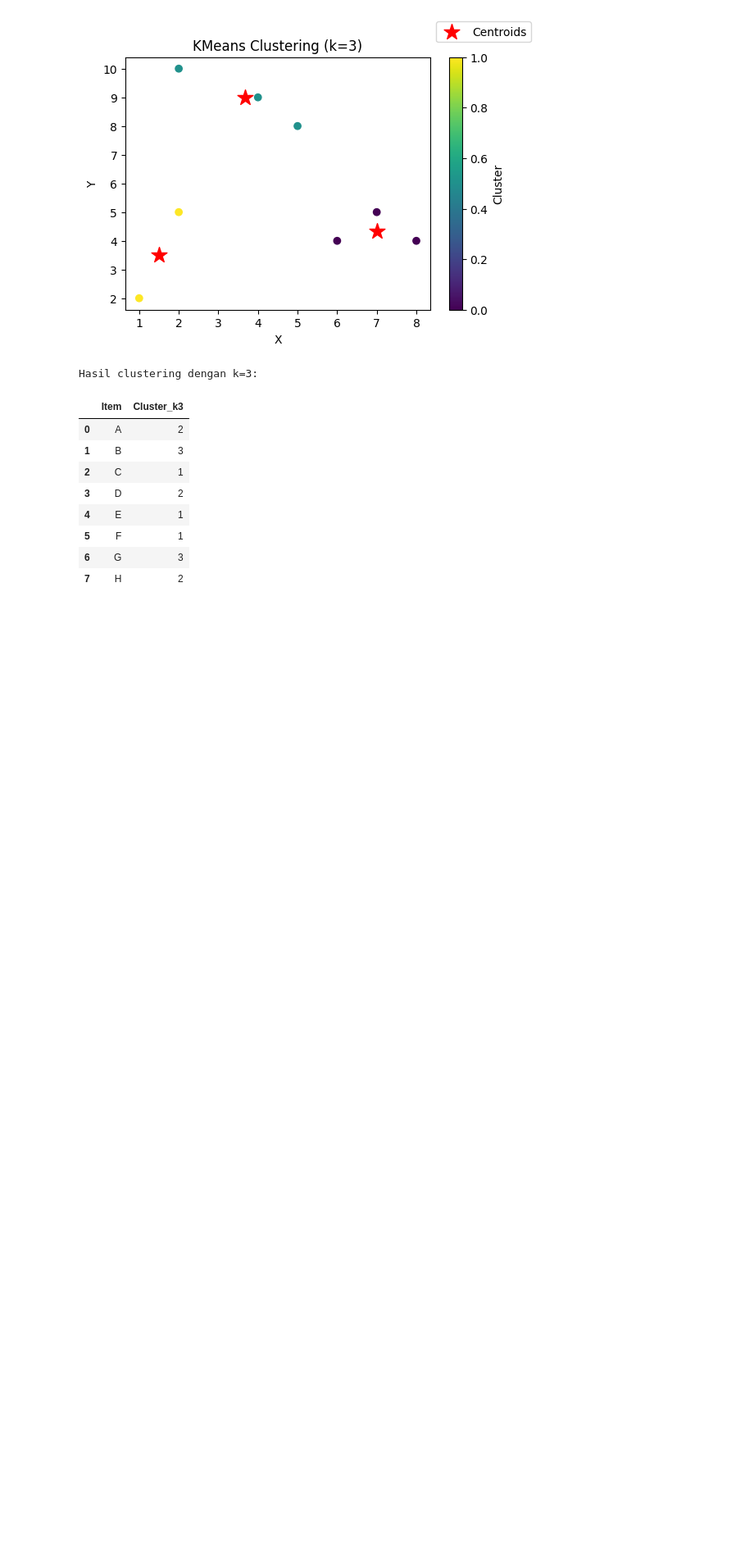
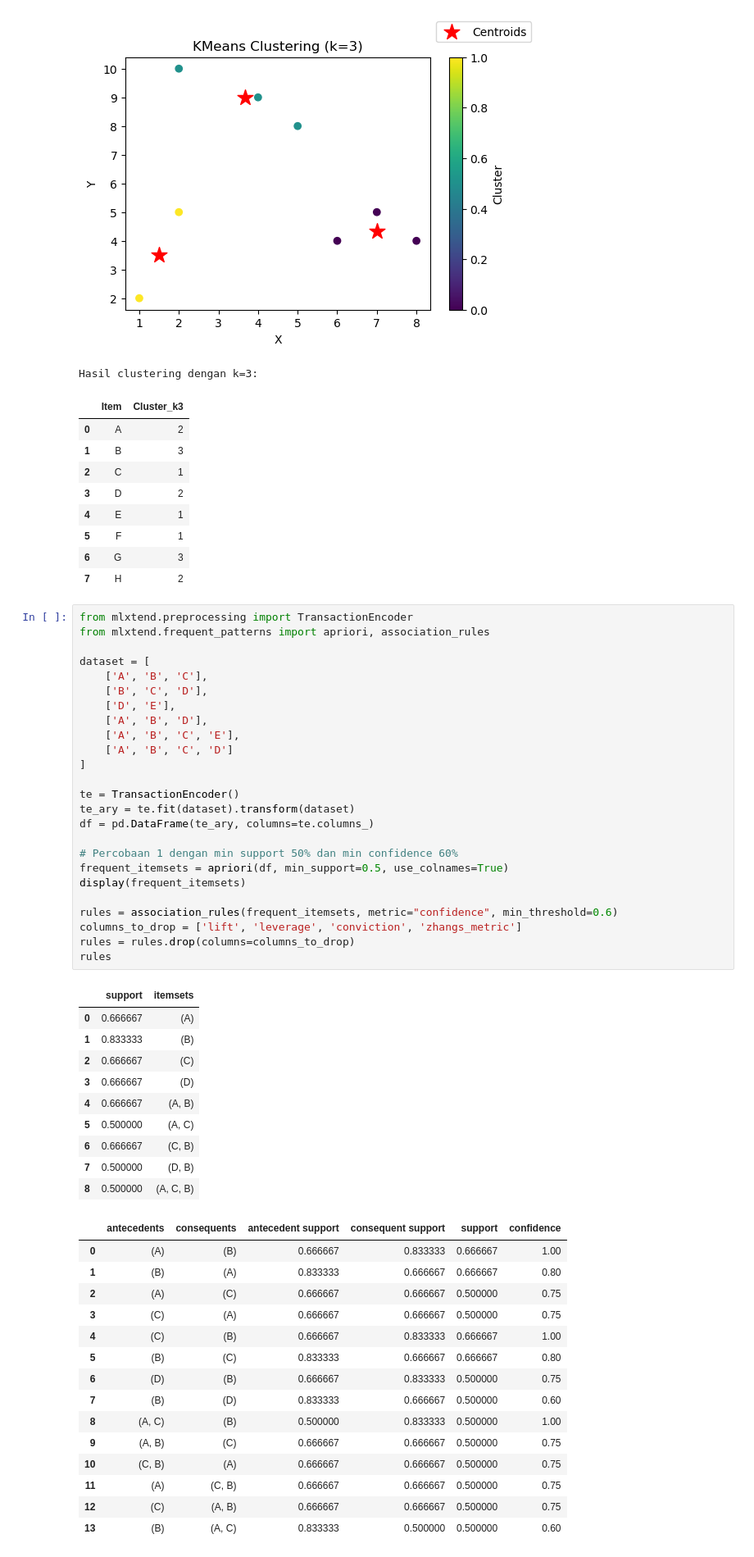
Before and after one commit to Keipatr/DecisionTree-KMeans-Apriori-Analysis, a Jupyter notebook: analisis modul-modul.ipynb, the cells around one changed output. Shown: that part at 82% size. Drawn from its saved outputs; the diff is of its cells as text; blank space fills up the shorter version.

```diff
--- a/analisis modul-modul.ipynb
+++ b/analisis modul-modul.ipynb
@@ -261,3 +262,54 @@ Hasil clustering dengan k=3:
 | 5 | F | 1 |
 | 6 | G | 3 |
 | 7 | H | 2 |
+# %%
+from mlxtend.preprocessing import TransactionEncoder
+from mlxtend.frequent_patterns import apriori, association_rules
+
+dataset = [
+    ['A', 'B', 'C'],
+    ['B', 'C', 'D'],
+    ['D', 'E'],
+    ['A', 'B', 'D'],
+    ['A', 'B', 'C', 'E'],
+    ['A', 'B', 'C', 'D']
+]
+
+te = TransactionEncoder()
+te_ary = te.fit(dataset).transform(dataset)
+df = pd.DataFrame(te_ary, columns=te.columns_)
+
+# Percobaan 1 dengan min support 50% dan min confidence 60%
+frequent_itemsets = apriori(df, min_support=0.5, use_colnames=True)
+display(frequent_itemsets)
+
+rules = association_rules(frequent_itemsets, metric="confidence", min_threshold=0.6)
+columns_to_drop = ['lift', 'leverage', 'conviction', 'zhangs_metric']
+rules = rules.drop(columns=columns_to_drop)
+rules
+# %% [output]
+|  | support | itemsets |
+| 0 | 0.666667 | (A) |
+| 1 | 0.833333 | (B) |
+| 2 | 0.666667 | (C) |
+| 3 | 0.666667 | (D) |
+| 4 | 0.666667 | (A, B) |
+| 5 | 0.500000 | (A, C) |
+| 6 | 0.666667 | (C, B) |
+| 7 | 0.500000 | (D, B) |
+| 8 | 0.500000 | (A, C, B) |
+|  | antecedents | consequents | antecedent support | consequent support | support | confidence |
+| 0 | (A) | (B) | 0.666667 | 0.833333 | 0.666667 | 1.00 |
+| 1 | (B) | (A) | 0.833333 | 0.666667 | 0.666667 | 0.80 |
+| 2 | (A) | (C) | 0.666667 | 0.666667 | 0.500000 | 0.75 |
+| 3 | (C) | (A) | 0.666667 | 0.666667 | 0.500000 | 0.75 |
+| 4 | (C) | (B) | 0.666667 | 0.833333 | 0.666667 | 1.00 |
+| 5 | (B) | (C) | 0.833333 | 0.666667 | 0.666667 | 0.80 |
+| 6 | (D) | (B) | 0.666667 | 0.833333 | 0.500000 | 0.75 |
+| 7 | (B) | (D) | 0.833333 | 0.666667 | 0.500000 | 0.60 |
+| 8 | (A, C) | (B) | 0.500000 | 0.833333 | 0.500000 | 1.00 |
+| 9 | (A, B) | (C) | 0.666667 | 0.666667 | 0.500000 | 0.75 |
+| 10 | (C, B) | (A) | 0.666667 | 0.666667 | 0.500000 | 0.75 |
+| 11 | (A) | (C, B) | 0.666667 | 0.666667 | 0.500000 | 0.75 |
+| 12 | (C) | (A, B) | 0.666667 | 0.666667 | 0.500000 | 0.75 |
+| 13 | (B) | (A, C) | 0.833333 | 0.500000 | 0.500000 | 0.60 |
```
Also changed, not shown: parts of 2 cells of this notebook.
